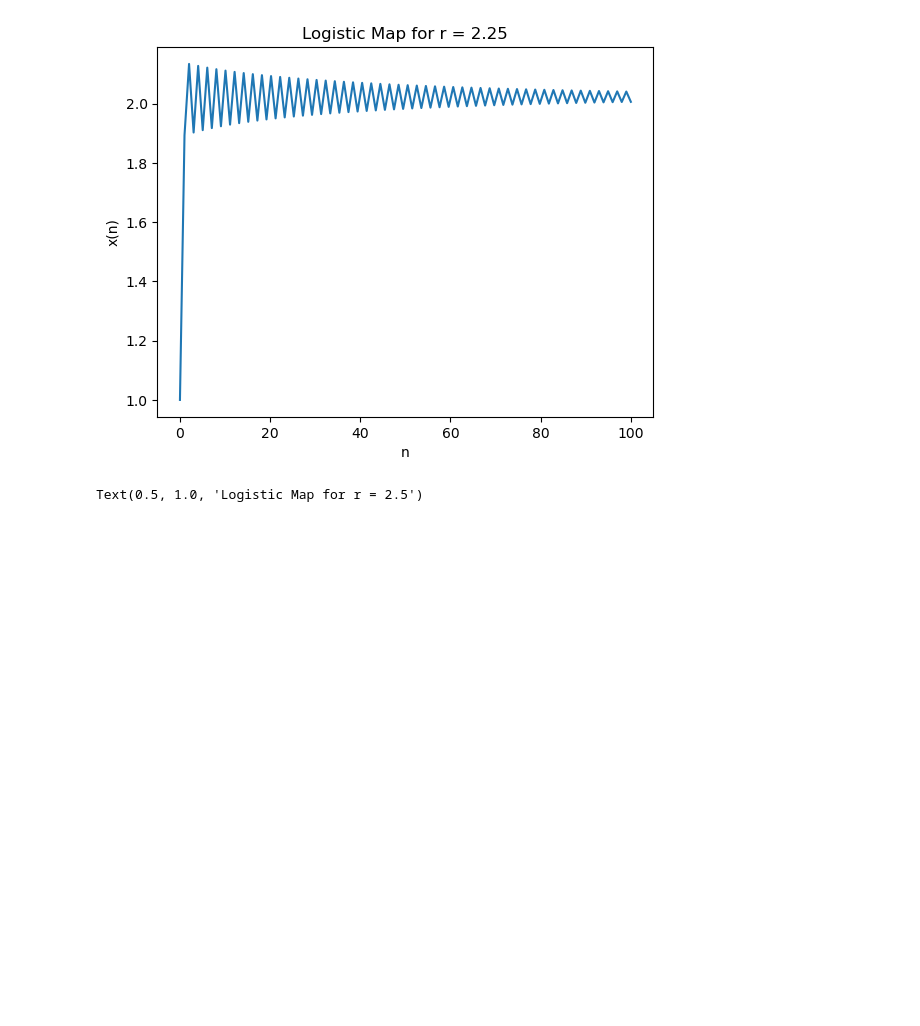
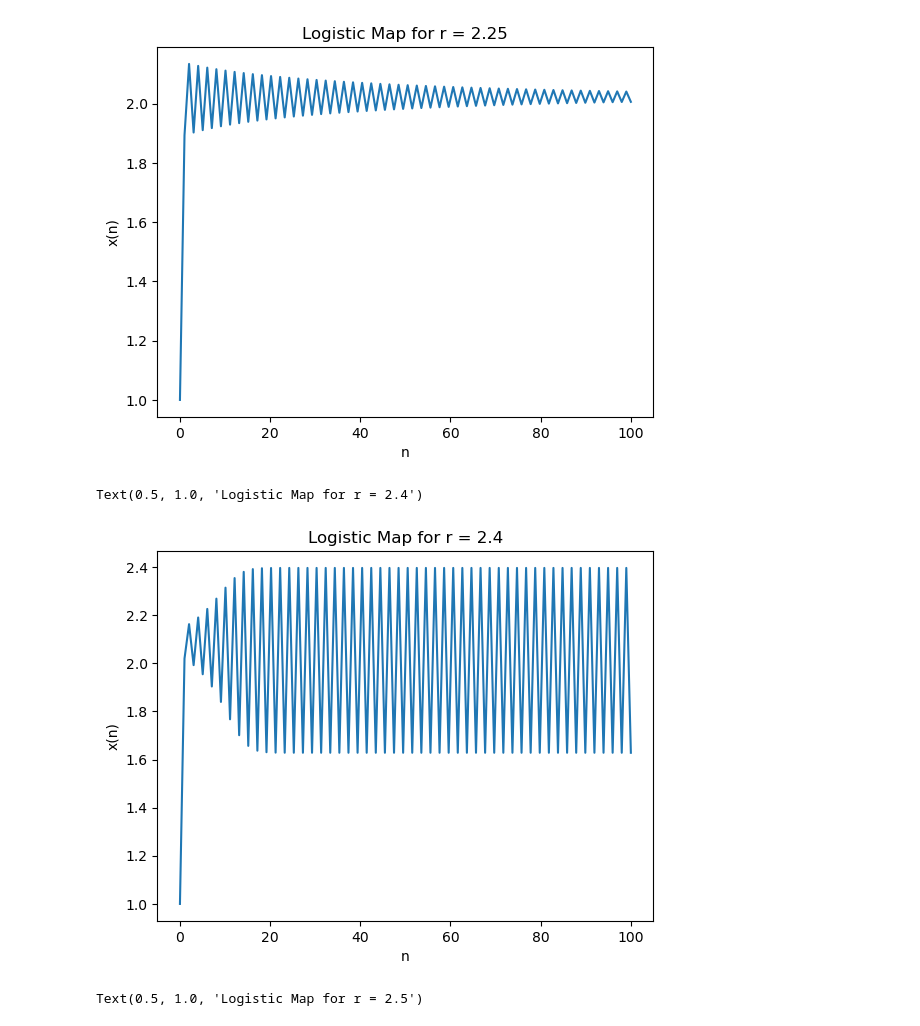
Before and after one commit to ZilD117/Comp-Physics, a Jupyter notebook: Logistic Maps.ipynb, the cells around one changed output. Drawn from its saved outputs; the diff is of its cells as text; code cells hidden in the pictures; blank space fills up the shorter version.

```diff
--- a/Logistic Maps.ipynb
+++ b/Logistic Maps.ipynb
@@ -52,6 +52,29 @@ plt.title('Logistic Map for r = 2.25')
 # %% [output]
 Text(0.5, 1.0, 'Logistic Map for r = 2.25')
 [figure]
+# %%
+# Iterate through for r = 2.3
+for i in range(n-1):
+    xvalues[i+1] = f(xvalues[i],2.25)
+
+# Plot
+plt.plot(xaxis,xvalues)
+plt.xlabel('n')
+plt.ylabel('x(n)')
+plt.title('Logistic Map for r = 2.25')
+# %%
+# Iterate through for r = 2.4
+for i in range(n-1):
+    xvalues[i+1] = f(xvalues[i],2.4)
+
+# Plot
+plt.plot(xaxis,xvalues)
+plt.xlabel('n')
+plt.ylabel('x(n)')
+plt.title('Logistic Map for r = 2.4')
+# %% [output]
+Text(0.5, 1.0, 'Logistic Map for r = 2.4')
+[figure, added]
 # %%
 # Iterate through for r = 2.5
 for i in range(n-1):
```
